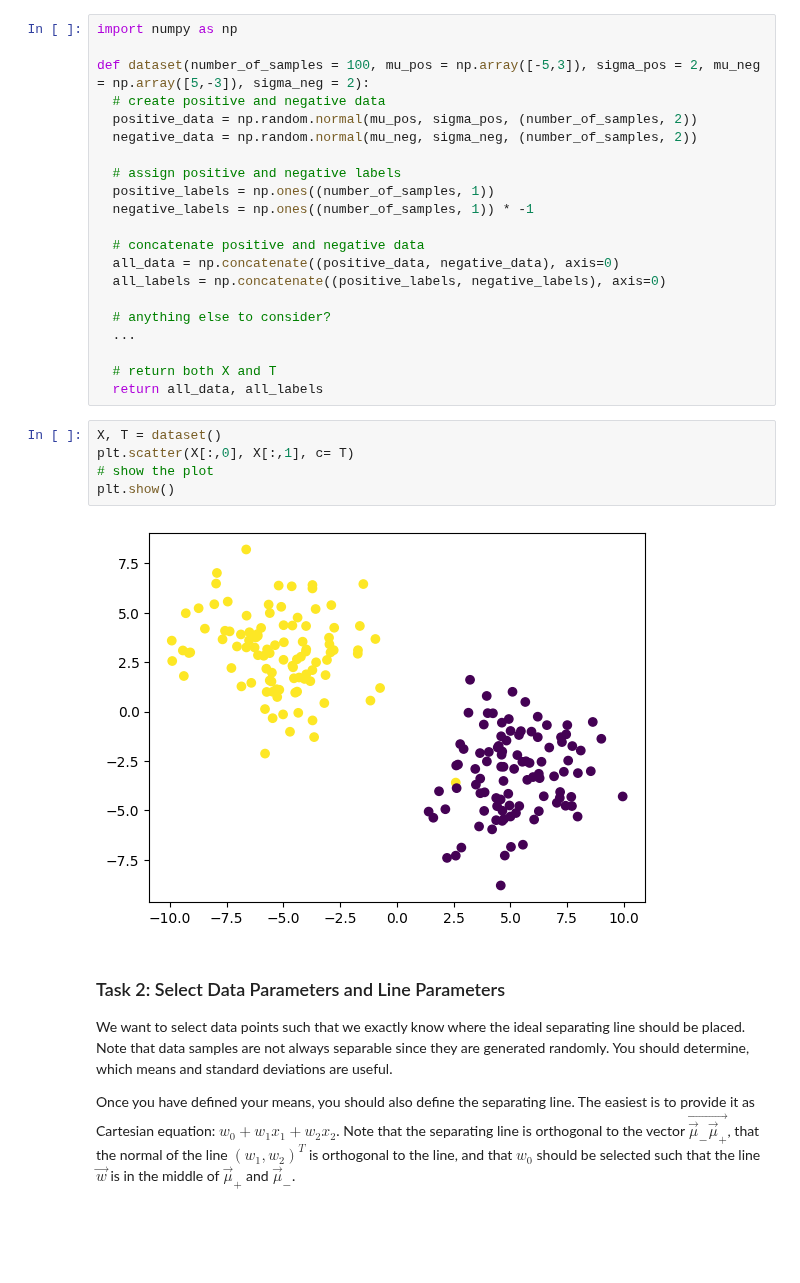
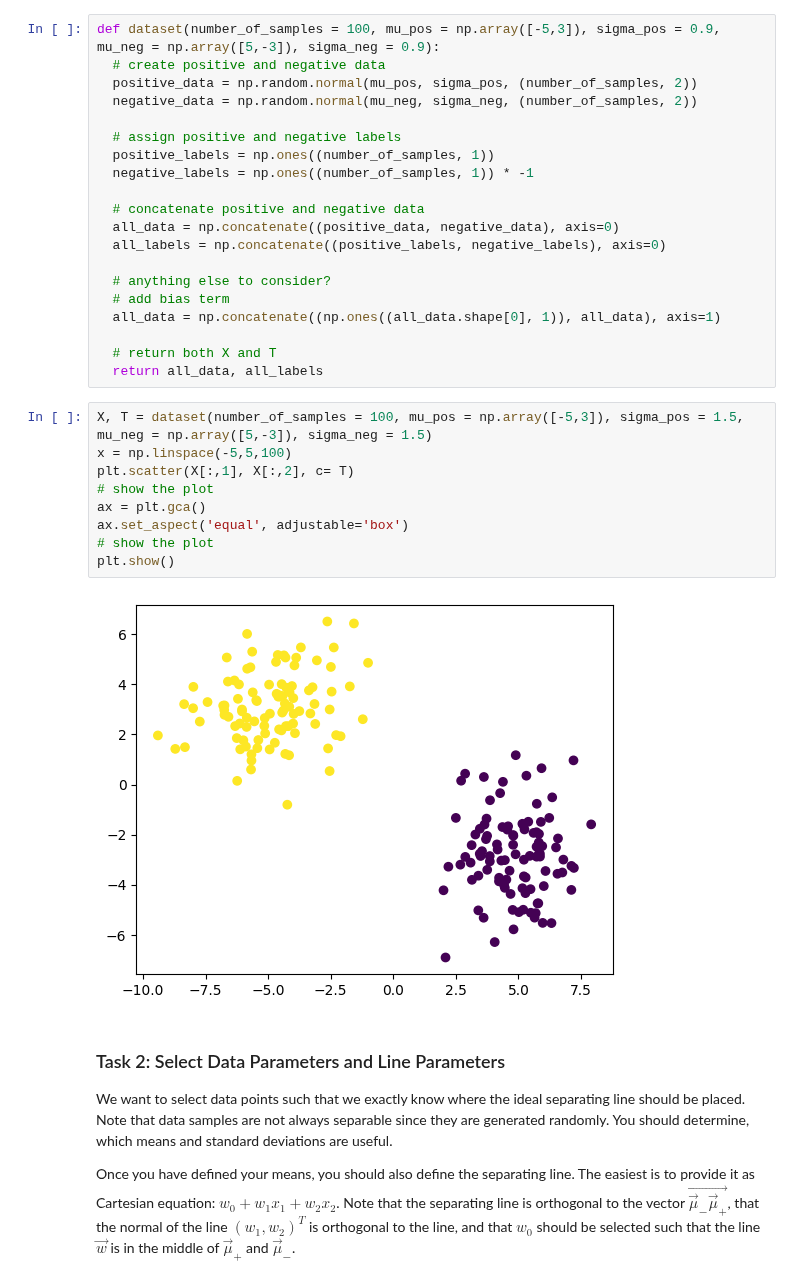
Before and after one commit to danielbarco/deeplearning, a Jupyter notebook: Assignment01.ipynb, the cells around one changed output. Drawn from its saved outputs; the diff is of its cells as text; blank space fills up the shorter version.

```diff
--- a/Assignment01.ipynb
+++ b/Assignment01.ipynb
@@ -42,7 +42,5 @@ plt.show()
 # %%
-import numpy as np
-
-def dataset(number_of_samples = 100, mu_pos = np.array([-5,3]), sigma_pos = 2, mu_neg = np.array([5,-3]), sigma_neg = 2):
+def dataset(number_of_samples = 100, mu_pos = np.array([-5,3]), sigma_pos = 0.9, mu_neg = np.array([5,-3]), sigma_neg = 0.9):
   # create positive and negative data
   positive_data = np.random.normal(mu_pos, sigma_pos, (number_of_samples, 2))
   negative_data = np.random.normal(mu_neg, sigma_neg, (number_of_samples, 2))
@@ -56,17 +54,22 @@ def dataset(number_of_samples = 100, mu_pos = np.array([-5,3]), sigma_pos = 2, m
   all_labels = np.concatenate((positive_labels, negative_labels), axis=0)
 
   # anything else to consider?
-  ...
+  # add bias term
+  all_data = np.concatenate((np.ones((all_data.shape[0], 1)), all_data), axis=1)
 
   # return both X and T
   return all_data, all_labels
-# %%
-X, T = dataset()
-plt.scatter(X[:,0], X[:,1], c= T)
-# show the plot
-plt.show()
-# %% [output]
-[figure, removed]
+# %%
+X, T = dataset(number_of_samples = 100, mu_pos = np.array([-5,3]), sigma_pos = 1.5, mu_neg = np.array([5,-3]), sigma_neg = 1.5)
+x = np.linspace(-5,5,100)
+plt.scatter(X[:,1], X[:,2], c= T)
+# show the plot
+ax = plt.gca()
+ax.set_aspect('equal', adjustable='box')
+# show the plot
+plt.show()
+# %% [output]
+[figure, added]
 # %% [markdown]
 ### Task 2: Select Data Parameters and Line Parameters
 
```
Also changed, not shown: parts of 16 cells of this notebook.
